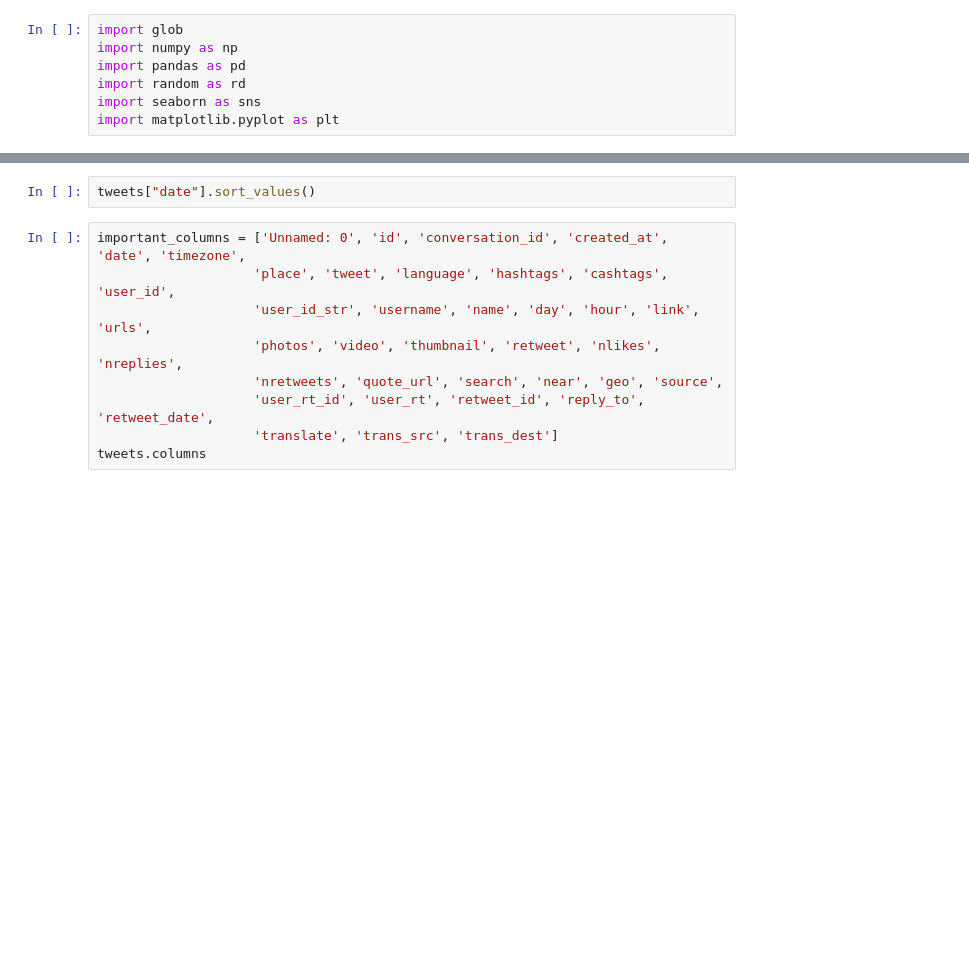
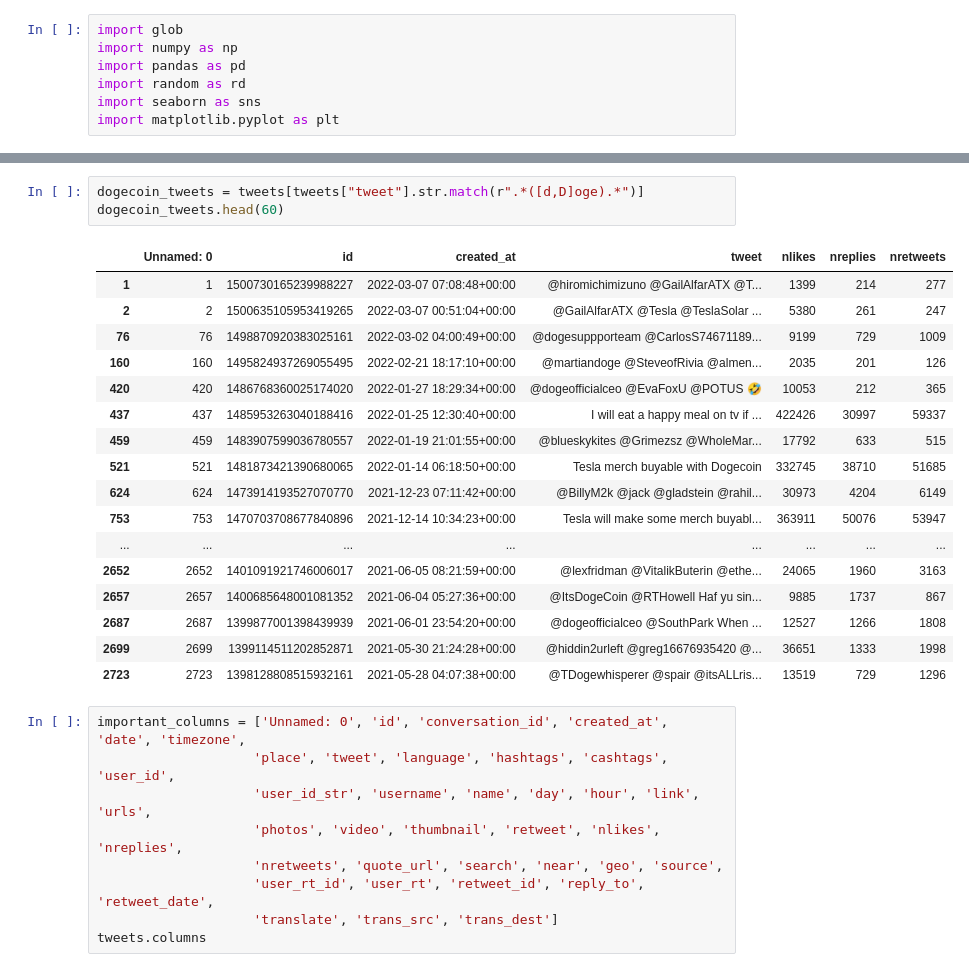
Before and after one commit to com-480-data-visualization/datavis-project-2022-visualizationclowns, a Jupyter notebook: Albert-exploration.ipynb, the cells around one changed output, grey strips where cells are left out. Cells and saved outputs as stored; diff of their text form; blank space fills up the shorter version.

```diff
--- a/Albert-exploration.ipynb
+++ b/Albert-exploration.ipynb
@@ -38,5 +46,24 @@ bitcoin_tweets.shape
-# %%
-tweets["date"].sort_values()
+# %%
+dogecoin_tweets = tweets[tweets["tweet"].str.match(r".*([d,D]oge).*")]
+dogecoin_tweets.head(60)
+# %% [output]
+|  | Unnamed: 0 | id | created_at | tweet | nlikes | nreplies | nretweets |
+| 1 | 1 | 1500730165239988227 | 2022-03-07 07:08:48+00:00 | @hiromichimizuno @GailAlfarATX @T... | 1399 | 214 | 277 |
+| 2 | 2 | 1500635105953419265 | 2022-03-07 00:51:04+00:00 | @GailAlfarATX @Tesla @TeslaSolar ... | 5380 | 261 | 247 |
+| 76 | 76 | 1498870920383025161 | 2022-03-02 04:00:49+00:00 | @dogesuppporteam @CarlosS74671189... | 9199 | 729 | 1009 |
+| 160 | 160 | 1495824937269055495 | 2022-02-21 18:17:10+00:00 | @martiandoge @SteveofRivia @almen... | 2035 | 201 | 126 |
+| 420 | 420 | 1486768360025174020 | 2022-01-27 18:29:34+00:00 | @dogeofficialceo @EvaFoxU @POTUS 🤣 | 10053 | 212 | 365 |
+| 437 | 437 | 1485953263040188416 | 2022-01-25 12:30:40+00:00 | I will eat a happy meal on tv if ... | 422426 | 30997 | 59337 |
+| 459 | 459 | 1483907599036780557 | 2022-01-19 21:01:55+00:00 | @blueskykites @Grimezsz @WholeMar... | 17792 | 633 | 515 |
+| 521 | 521 | 1481873421390680065 | 2022-01-14 06:18:50+00:00 | Tesla merch buyable with Dogecoin | 332745 | 38710 | 51685 |
+| 624 | 624 | 1473914193527070770 | 2021-12-23 07:11:42+00:00 | @BillyM2k @jack @gladstein @rahil... | 30973 | 4204 | 6149 |
+| 753 | 753 | 1470703708677840896 | 2021-12-14 10:34:23+00:00 | Tesla will make some merch buyabl... | 363911 | 50076 | 53947 |
+| ... | ... | ... | ... | ... | ... | ... | ... |
+| 2652 | 2652 | 1401091921746006017 | 2021-06-05 08:21:59+00:00 | @lexfridman @VitalikButerin @ethe... | 24065 | 1960 | 3163 |
+| 2657 | 2657 | 1400685648001081352 | 2021-06-04 05:27:36+00:00 | @ItsDogeCoin @RTHowell Haf yu sin... | 9885 | 1737 | 867 |
+| 2687 | 2687 | 1399877001398439939 | 2021-06-01 23:54:20+00:00 | @dogeofficialceo @SouthPark When ... | 12527 | 1266 | 1808 |
+| 2699 | 2699 | 1399114511202852871 | 2021-05-30 21:24:28+00:00 | @hiddin2urleft @greg16676935420 @... | 36651 | 1333 | 1998 |
+| 2723 | 2723 | 1398128808515932161 | 2021-05-28 04:07:38+00:00 | @TDogewhisperer @spair @itsALLris... | 13519 | 729 | 1296 |
 # %%
 important_columns = ['Unnamed: 0', 'id', 'conversation_id', 'created_at', 'date', 'timezone',
                     'place', 'tweet', 'language', 'hashtags', 'cashtags', 'user_id',
```
Also changed, not shown: parts of 5 cells of this notebook, 3 other files.
